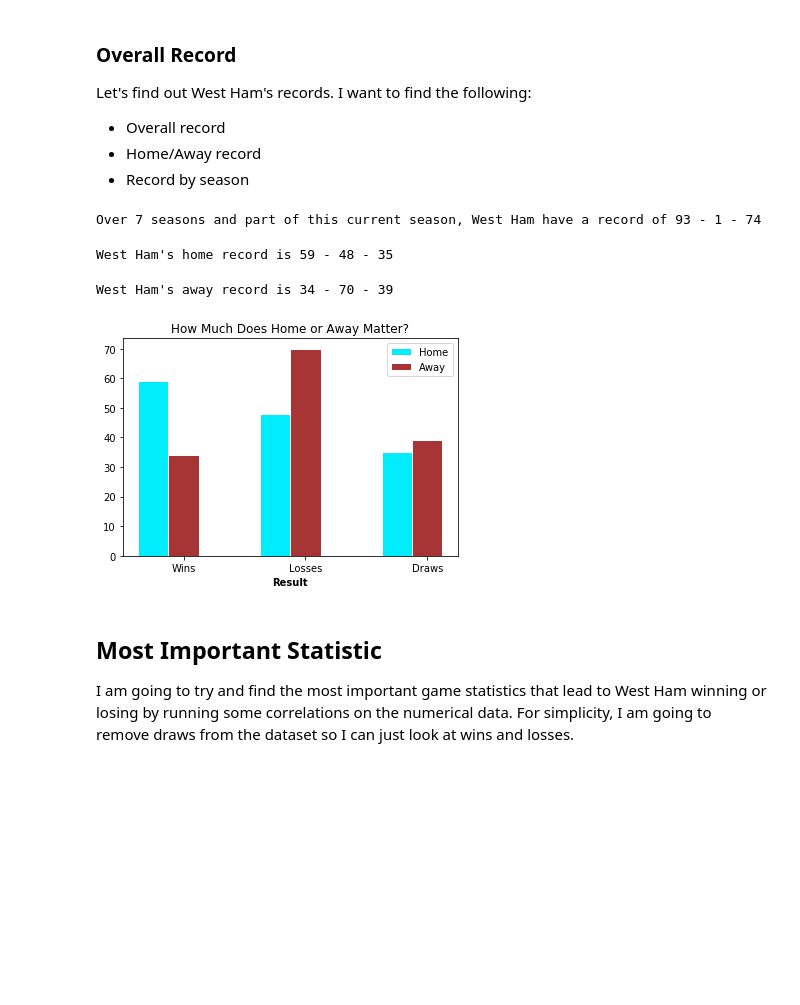
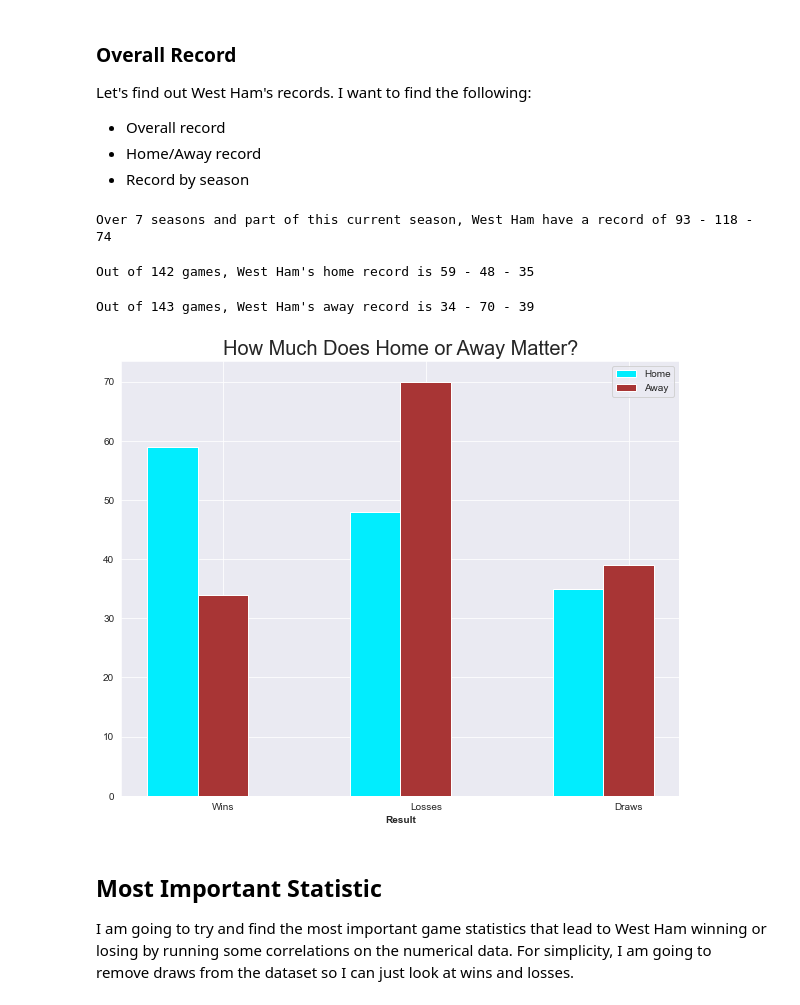
Before and after one commit to saegerhawkin/Premier-League-Analysis, a Jupyter notebook: premier_league_analysis.ipynb, the cells around one changed output. Saved outputs shown, nothing was run; the diff lists cells and outputs as text; code cells hidden in the pictures; blank space fills up the shorter version.

```diff
--- a/premier_league_analysis.ipynb
+++ b/premier_league_analysis.ipynb
@@ -20,6 +20,6 @@ cursorObj = conn.cursor()
 cursorObj.execute("SELECT * FROM PremTable WHERE HomeTeam='West Ham' OR AwayTeam='West Ham'")
 WH_Data = cursorObj.fetchall()
 
-for row in WH_Data:
-    print(row)
+# print first couple of rows
+WH_Data[0:2]
 # %% [output]
@@ -159,7 +180,7 @@ for index, row in df.iterrows():
         elif row['FTR']=='D':
             draws +=1
         else:
-            losses =+1
+            losses +=1
     else:
         if row['FTR'] =='H':
             losses +=1
@@ -171,7 +192,7 @@ for index, row in df.iterrows():
 #Print Results
 print("Over 7 seasons and part of this current season, West Ham have a record of", wins,"-",losses,"-",draws)
 # %% [output]
-Over 7 seasons and part of this current season, West Ham have a record of 93 - 1 - 74
+Over 7 seasons and part of this current season, West Ham have a record of 93 - 118 - 74
 # %%
 # Home Record
 
@@ -189,9 +210,9 @@ for index, row in new_df.iterrows():
         home_draws +=1
     else:
         home_losses +=1
-print("West Ham's home record is", home_wins,"-",home_losses,"-",home_draws)
+print("Out of", home_wins+home_losses+home_draws ,"games, West Ham's home record is", home_wins,"-",home_losses,"-",home_draws)
 # %% [output]
-West Ham's home record is 59 - 48 - 35
+Out of 142 games, West Ham's home record is 59 - 48 - 35
 # %%
 # Away Record
 
@@ -209,36 +230,36 @@ for index, row in new_df.iterrows():
         away_draws +=1
     else:
         away_wins +=1
-print("West Ham's away record is", away_wins,"-",away_losses,"-",away_draws)
+print("Out of", away_wins+away_losses+away_draws ,"games, West Ham's away record is", away_wins,"-",away_losses,"-",away_draws)
 # %% [output]
-West Ham's away record is 34 - 70 - 39
+Out of 143 games, West Ham's away record is 34 - 70 - 39
 # %%
-# set width of bar
+sns.set_style('darkgrid')
+
 barWidth = 0.25
 
-# set height of bar
 home_result = [home_wins, home_losses, home_draws]
 away_result = [away_wins, away_losses, away_draws]
 
 
 # Set position of bar on X axis
 r1 = np.arange(len(home_result))
 r2 = [x + barWidth for x in r1]
 
+plt.figure(figsize=(10,8))
 # Make the plot
 plt.bar(r1, home_result, color='#01EDFE', width=barWidth, edgecolor='white', label='Home')
 plt.bar(r2, away_result, color='#A83535', width=barWidth, edgecolor='white', label='Away')
 
 # Add labels
 plt.xlabel('Result', fontweight='bold')
 plt.xticks([r + barWidth for r in range(len(home_result))], ['Wins', 'Losses', 'Draws'])
-plt.title("How Much Does Home or Away Matter?")
+plt.title("How Much Does Home or Away Matter?", fontsize=20)
 
-# Create legend & Show graphic
 plt.legend()
 plt.show()
 # %% [output]
-[figure, old version]
+[figure, new version]
 # %% [markdown]
 ## Most Important Statistic ##
 I am going to try and find the most important game statistics that lead to West Ham winning or losing by running some correlations on the numerical data. For simplicity, I am going to remove draws from the dataset so I can just look at wins and losses.
```
Also changed, not shown: parts of 14 cells of this notebook.
